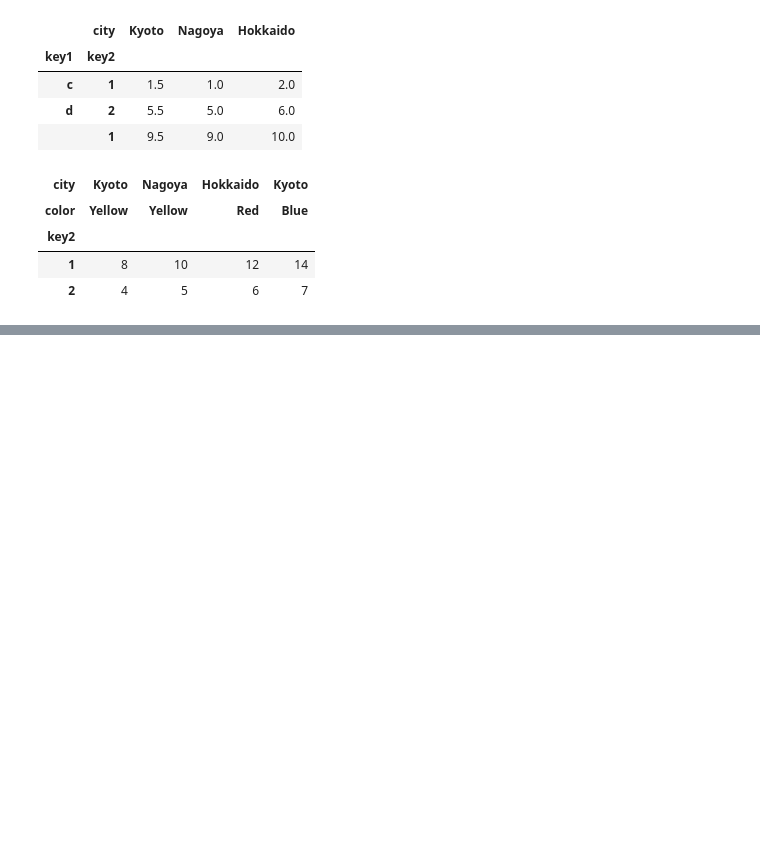
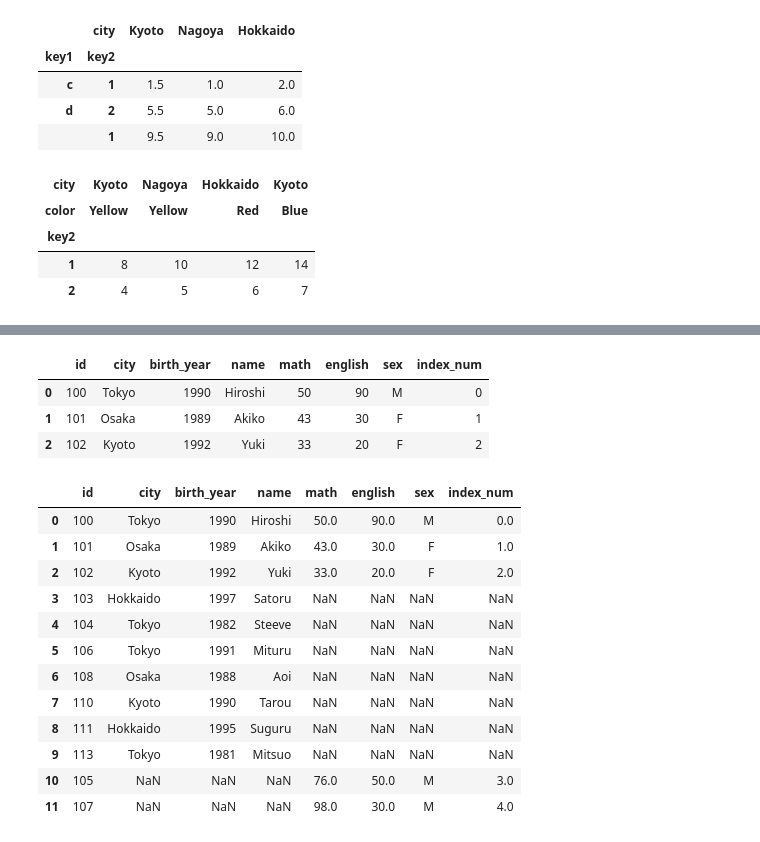
Before and after one commit to komiyama-21313/data_science_book1, a Jupyter notebook: chap6.ipynb, the cells around one changed output, grey strips where cells are left out. Drawn from its saved outputs; the diff is of its cells as text; code cells hidden in the pictures; blank space fills up the shorter version.

```diff
--- a/chap6.ipynb
+++ b/chap6.ipynb
@@ -121,0 +124,9 @@ hier_df1.sum(level='key2',axis=0)
+# %%
+data1 = {
+    'id':['100','101','102','103','104','106','108','110','111','113'],
+    'city':['Tokyo','Osaka','Kyoto','Hokkaido','Tokyo','Tokyo','Osaka','Kyoto','Hokkaido','Tokyo'],
+    'birth_year':[1990,1989,1992,1997,1982,1991,1988,1990,1995,1981],
+    'name':['Hiroshi','Akiko','Yuki','Satoru','Steeve','Mituru','Aoi','Tarou','Suguru','Mitsuo']
+}
+df1 = DataFrame(data1)
+df1
@@ -121,0 +145,10 @@ hier_df1.sum(level='key2',axis=0)
+# %%
+data2 = {
+    'id':['100','101','102','105','107'],
+    'math':[50,43,33,76,98],
+    'english':[90,30,20,50,30],
+    'sex':['M','F','F','M','M'],
+    'index_num':[0,1,2,3,4]
+}
+df2 = DataFrame(data2)
+df2
@@ -121,0 +162,25 @@ hier_df1.sum(level='key2',axis=0)
+# %%
+# データのマージ(全結合)
+pd.merge(df1,df2,on='id')
+# %% [output]
+|  | id | city | birth_year | name | math | english | sex | index_num |
+| 0 | 100 | Tokyo | 1990 | Hiroshi | 50 | 90 | M | 0 |
+| 1 | 101 | Osaka | 1989 | Akiko | 43 | 30 | F | 1 |
+| 2 | 102 | Kyoto | 1992 | Yuki | 33 | 20 | F | 2 |
+# %%
+# 全結合
+pd.merge(df1,df2,how = 'outer')
+# %% [output]
+|  | id | city | birth_year | name | math | english | sex | index_num |
+| 0 | 100 | Tokyo | 1990 | Hiroshi | 50.0 | 90.0 | M | 0.0 |
+| 1 | 101 | Osaka | 1989 | Akiko | 43.0 | 30.0 | F | 1.0 |
+| 2 | 102 | Kyoto | 1992 | Yuki | 33.0 | 20.0 | F | 2.0 |
+| 3 | 103 | Hokkaido | 1997 | Satoru | NaN | NaN | NaN | NaN |
+| 4 | 104 | Tokyo | 1982 | Steeve | NaN | NaN | NaN | NaN |
+| 5 | 106 | Tokyo | 1991 | Mituru | NaN | NaN | NaN | NaN |
+| 6 | 108 | Osaka | 1988 | Aoi | NaN | NaN | NaN | NaN |
+| 7 | 110 | Kyoto | 1990 | Tarou | NaN | NaN | NaN | NaN |
+| 8 | 111 | Hokkaido | 1995 | Suguru | NaN | NaN | NaN | NaN |
+| 9 | 113 | Tokyo | 1981 | Mitsuo | NaN | NaN | NaN | NaN |
+| 10 | 105 | NaN | NaN | NaN | 76.0 | 50.0 | M | 3.0 |
+| 11 | 107 | NaN | NaN | NaN | 98.0 | 30.0 | M | 4.0 |
```
Also changed, not shown: parts of 54 cells of this notebook, 1 other file.
